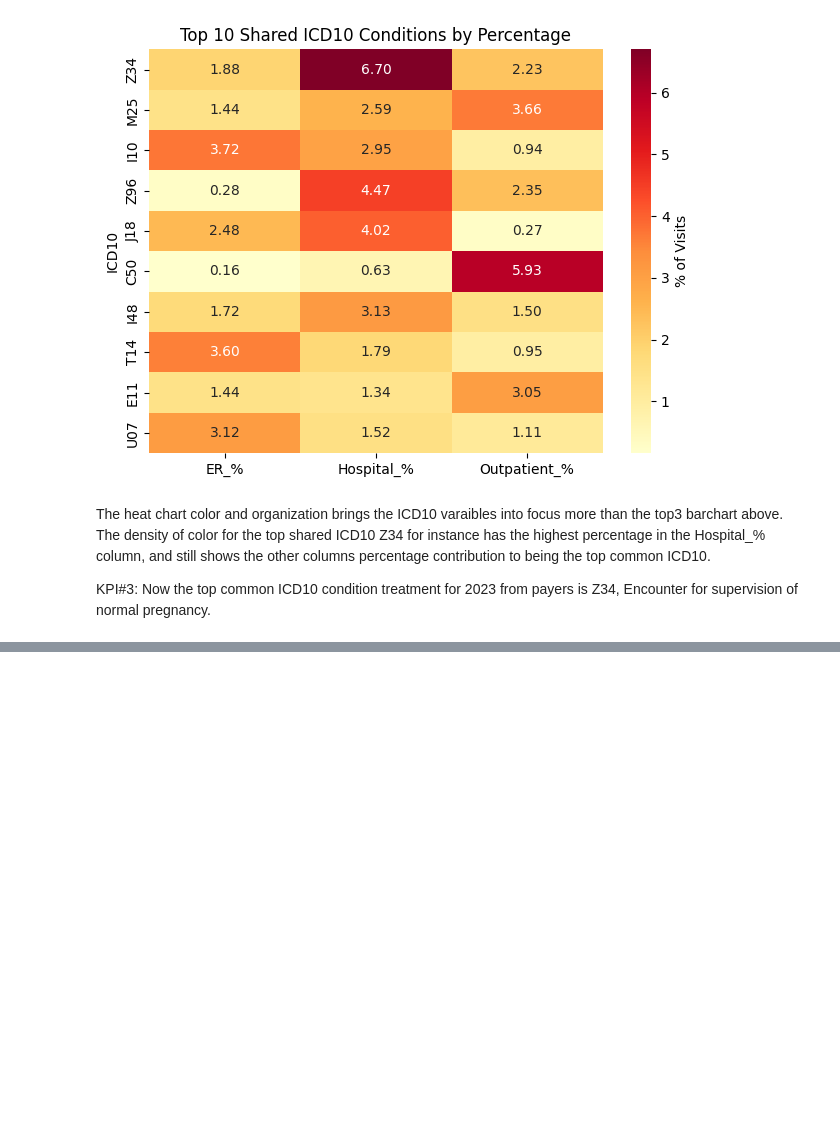
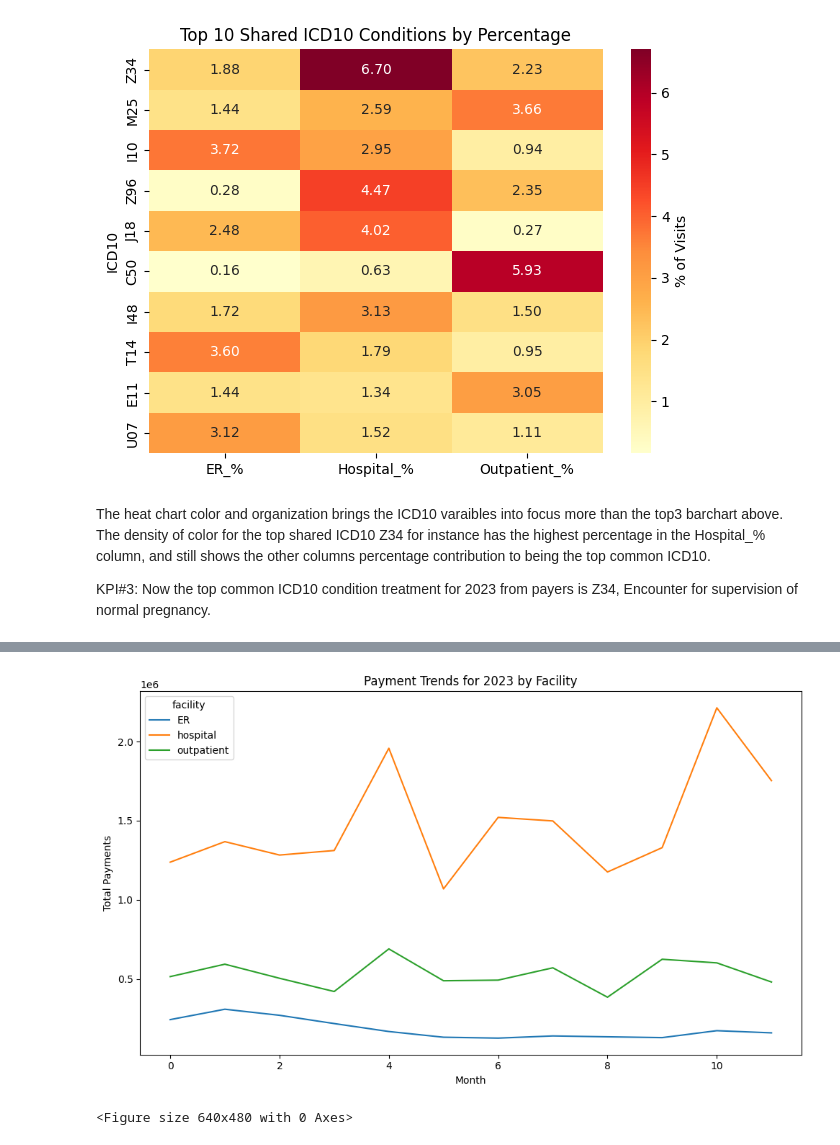
Before and after one commit to mha2112/Insurers, a Jupyter notebook: analysis.ipynb, the cells around one changed output, grey strips where cells are left out. Saved outputs shown, nothing was run; the diff lists cells and outputs as text; code cells hidden in the pictures; blank space fills up the shorter version.

```diff
--- a/analysis.ipynb
+++ b/analysis.ipynb
@@ -330,0 +438,15 @@ Now the top common ICD10 condition treatment for 2023 from payers is Z34,  Encou
+# %%
+icd10_long = entities_df.melt(id_vars=['facility', 'ICD10'], value_vars=payer_cols, var_name='payer', value_name='payment').groupby(['facility', 'payer', 'ICD10'], as_index=False)['payment'].sum()
+#add percentage
+icd10_long['payment_pct'] = icd10_long.groupby(['facility', 'payer'])['payment'].transform(lambda x:100 * x/x.sum())
+
+#select the top condition and payer
+top_icd10= icd10_long.sort_values(['facility', 'payer', 'payment'], ascending=[True, True, False]).groupby(['facility', 'payer']).head(1).reset_index(drop=True)
+
+#round and print
+top_icd10[['payment', 'payment_pct']] = top_icd10[['payment', 'payment_pct']].round(0)
+print('Top ICD10 Condition per Payment per Year per Facility and Payer')
+for f in top_icd10['facility'].unique():
+    print(f)
+    display_df = top_icd10[top_icd10['facility']== f][['payer', 'ICD10', 'payment','payment_pct']]
+    print(display_df.to_string(index=False))
@@ -330,0 +527,16 @@ Now the top common ICD10 condition treatment for 2023 from payers is Z34,  Encou
+# %%
+#----------------------KPI 5----------------------
+#Payment growth or decline through 2023
+#sum monthly totals
+monthly_totals = entities_df.groupby(['facility', 'month'])[payer_cols].sum().reset_index().sort_values(['facility', 'month'])
+
+#month to month percentage changes
+for payer in payer_cols:
+    monthly_totals[f'{payer}_pct_change'] = (monthly_totals.groupby('facility')[payer].pct_change() * 100).round(2)
+
+#growth from January through December 2023
+trend_summary = monthly_totals.groupby('facility')[[f'{p}_pct_change' for p in payer_cols]].mean().reset_index().rename(columns= {'medicare_pct_change': 'medicare_avg_monthly_change_%',
+                                                                                                                                  'medicaid_pct_change': 'medicaid_avg_monthly_change_%',
+                                                                                                                                  'private_pct_change': 'private_avg_monthly_change_%'})
+print('Average Monthly Payment Changes Trhough 2023')
+print(trend_summary.to_string(index=False))
@@ -330,0 +549,14 @@ Now the top common ICD10 condition treatment for 2023 from payers is Z34,  Encou
+# %%
+#visual of percent changes by facility
+#add total payment column
+monthly_totals['total'] =monthly_totals[payer_cols].sum(axis=1)
+
+#pivot table for multiple lines
+pivot_df = monthly_totals.pivot(index='month', columns='facility', values='total').fillna(0).reset_index()
+
+
+plot_labels(data = pivot_df, x_axis=None,y_axis=pivot_df.columns[1:], kind='line', title= f'Payment Trends for 2023 by Facility', xlabel='Month', ylabel='Total Payments', figsize=(10,6), color=None)
+plt.tight_layout()
+# %% [output]
+[figure, added]
+<Figure size 640x480 with 0 Axes>
```
Also changed, not shown: parts of 23 cells of this notebook.
